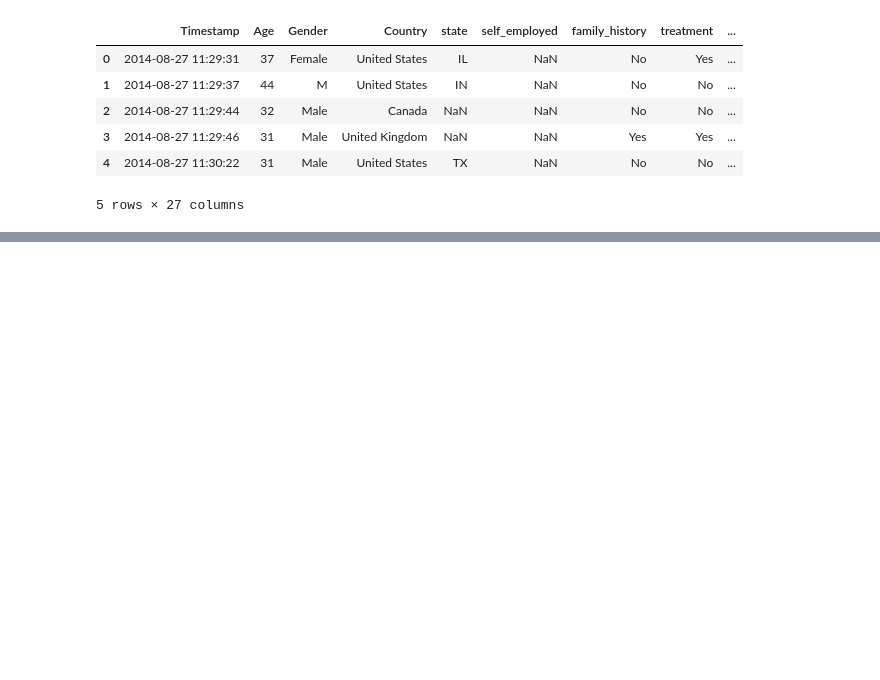
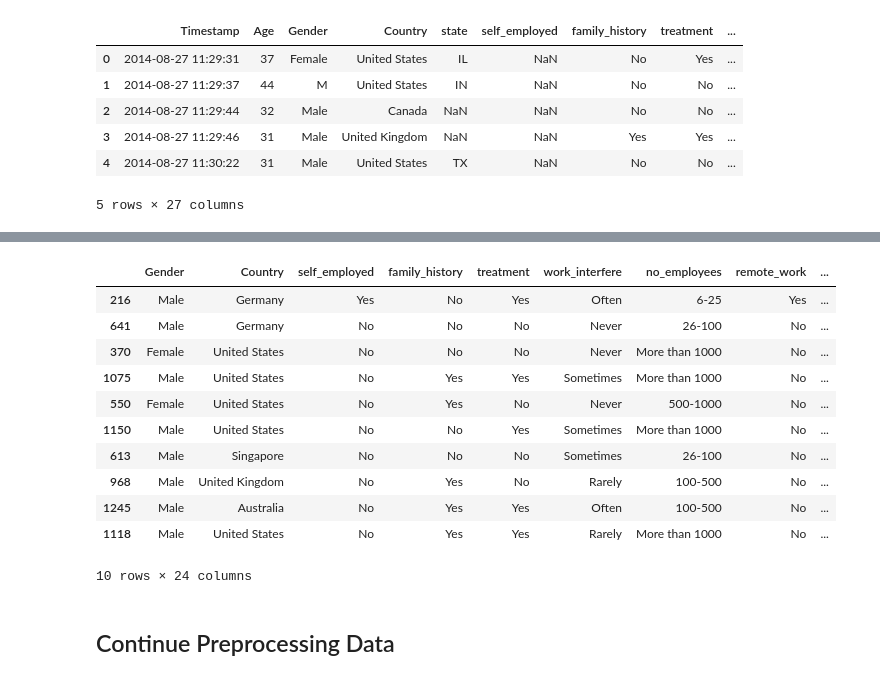
Before and after one commit to ruchichandrawal/Project_4, a Jupyter notebook: test_steve/survey_data_cleaned.ipynb, the cells around one changed output, grey strips where cells are left out. Drawn from its saved outputs; the diff is of its cells as text; code cells hidden in the pictures; blank space fills up the shorter version.

```diff
--- a/test_steve/survey_data_cleaned.ipynb
+++ b/test_steve/survey_data_cleaned.ipynb
@@ -28,6 +25,3 @@ survey_df.head()
 | 3 | 2014-08-27 11:29:46 | 31 | Male | United Kingdom | NaN | NaN | Yes | Yes | ... |
 | 4 | 2014-08-27 11:30:22 | 31 | Male | United States | TX | NaN | No | No | ... |
 5 rows × 27 columns
-# %%
-# Dropping 'comments' column due to limited value-added data
-survey_df.drop(columns=['comments'], inplace=True)
@@ -54,0 +183,21 @@ dtype: int64
+# %%
+# There may have been misspellings in 'Gender' names and in some cases bogus answers. This is an attempt to cleanup the 'Gender' to form usable data.
+
+# Adding Category for 'Male'
+survey_df['Gender'].replace(['Male', 'male', 'M', 'm', 'Male ', 'Cis Male', 'cis male', 'Man',
+                            'Make', 'Mail', 'Cis Man', 'Guy (-ish) ^_^', 'Male-ish', 'maile',
+                            'Mal', 'Male (CIS)', 'msle', 'Malr'], 'Male', inplace=True)
+
+# Adding Category for 'Female'
+survey_df['Gender'].replace(['Female', 'female', 'F', 'f', 'Woman', 'Female ', 'Female (cis)',
+                            'cis-female/femme', 'femail', 'Cis Female', 'Femake', 'woman'], 'Female', inplace=True)
+
+# Adding Category for 'Other' -- Note: Other will include non-specific gender and trans
+survey_df['Gender'].replace(['Nah', 'All', 'fluid', 'Genderqueer', 'ostensibly male, unsure what that really means',
+                            'non-binary', 'Androgyne', 'Agender', 'Enby', 'p', 'Neuter', 'queer', 'Trans woman',
+                            'Female (trans)', 'male leaning androgynous', 'A little about you', 'Trans-female',
+                            'something kinda male?', 'queer/she/they'], 'Other', inplace=True)
+
+# Check the updated value counts
+gender_update = survey_df['Gender'].value_counts()
+gender_update
@@ -54,0 +218,13 @@ dtype: int64
+# %%
+# Dropping 'comments' column due to limited value-added data and droppint 'Timestamp' because the entire dataset is for 2014
+# Adding option to drop 'state' to look at the dataset globally and due to the NaN values -- can comment out and rerun
+# Adding option to drop 'Age' to view new age ranges column only -- can comment out and rerun
+survey_df.drop(columns=['comments', 'Timestamp'], inplace=True)
+survey_df.drop(columns=['state'], inplace=True)
+survey_df.drop(columns=['Age'], inplace=True)
+# %%
+# Replacing the NaN in the 'self_employed' and 'work_interfere' to a 'no' answer, assuming a non-answer means "No".
+survey_df = survey_df.fillna({'self_employed': 'No',
+                            'work_interfere': 'Never'})
+
+survey_df.info()
@@ -54,0 +249,18 @@ dtype: int64
+# %%
+# Review random sampling of updated DataFrame
+survey_df.sample(10)
+# %% [output]
+|  | Gender | Country | self_employed | family_history | treatment | work_interfere | no_employees | remote_work | ... |
+| 216 | Male | Germany | Yes | No | Yes | Often | 6-25 | Yes | ... |
+| 641 | Male | Germany | No | No | No | Never | 26-100 | No | ... |
+| 370 | Female | United States | No | No | No | Never | More than 1000 | No | ... |
+| 1075 | Male | United States | No | Yes | Yes | Sometimes | More than 1000 | No | ... |
+| 550 | Female | United States | No | Yes | No | Never | 500-1000 | No | ... |
+| 1150 | Male | United States | No | No | Yes | Sometimes | More than 1000 | No | ... |
+| 613 | Male | Singapore | No | No | No | Sometimes | 26-100 | No | ... |
+| 968 | Male | United Kingdom | No | Yes | No | Rarely | 100-500 | No | ... |
+| 1245 | Male | Australia | No | Yes | Yes | Often | 100-500 | No | ... |
+| 1118 | Male | United States | No | Yes | Yes | Rarely | More than 1000 | No | ... |
+10 rows × 24 columns
+# %% [markdown]
+## Continue Preprocessing Data
```
Also changed, not shown: parts of 16 cells of this notebook, 2 other files.
